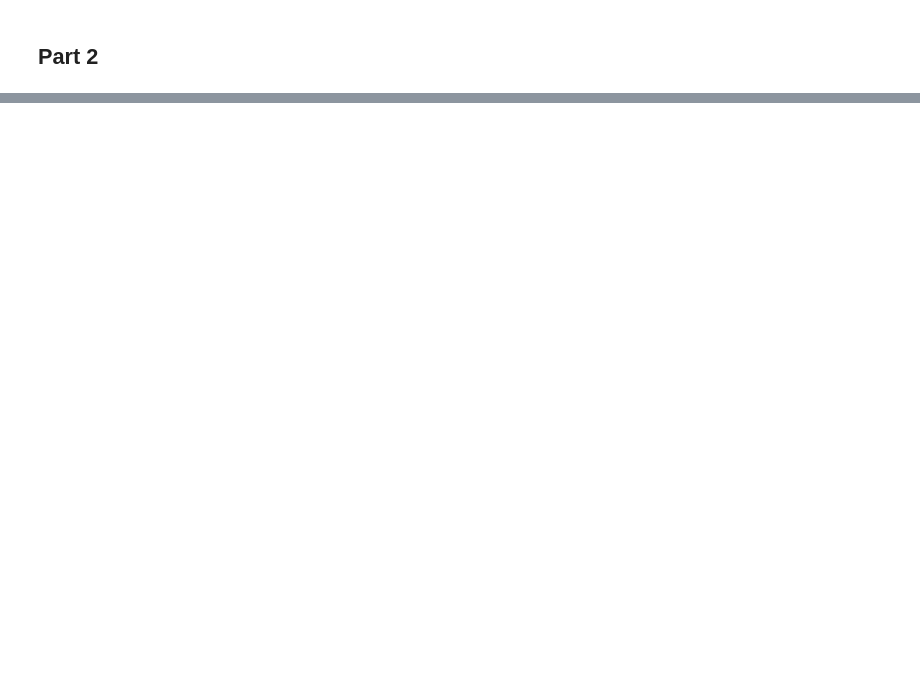
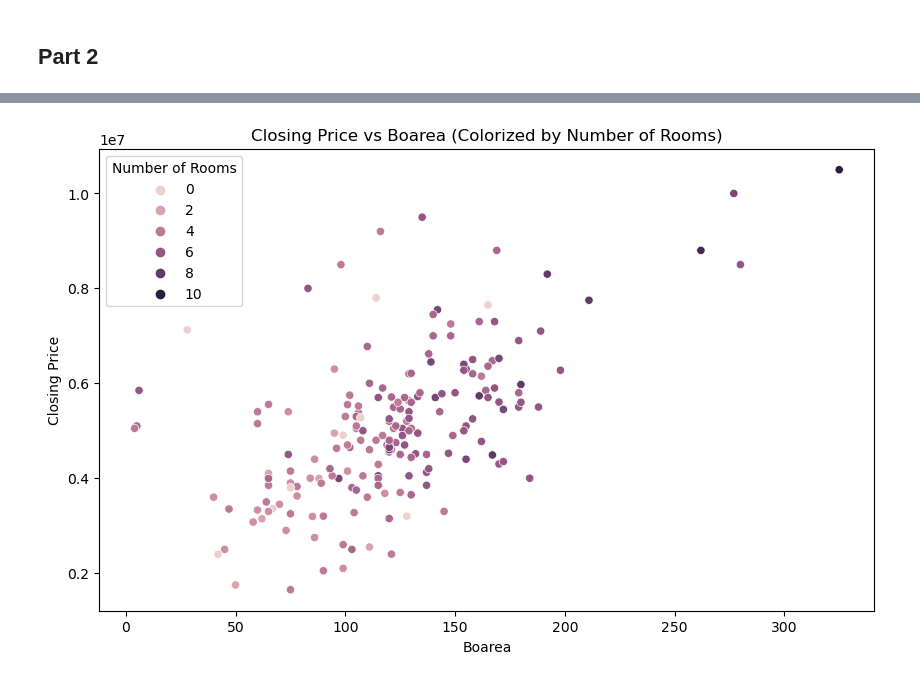
Before and after one commit to ErikNils/DIT407, a Jupyter notebook: Assignment2/main.ipynb, the cells around one changed output, grey strips where cells are left out. Cells and saved outputs as stored; diff of their text form; code cells hidden in the pictures; blank space fills up the shorter version.

```diff
--- a/Assignment2/main.ipynb
+++ b/Assignment2/main.ipynb
@@ -79,0 +124,7 @@ kungalv_slutpris_page_19.html
+# %%
+plt.figure(figsize=(10,6))
+sns.scatterplot(x='Boarea', y='Closing Price', hue='Number of Rooms', data=df_2022)
+plt.title('Closing Price vs Boarea (Colorized by Number of Rooms)')
+plt.show()
+# %% [output]
+[figure, added]
```
Also changed, not shown: parts of 4 cells of this notebook, 1 other file.
